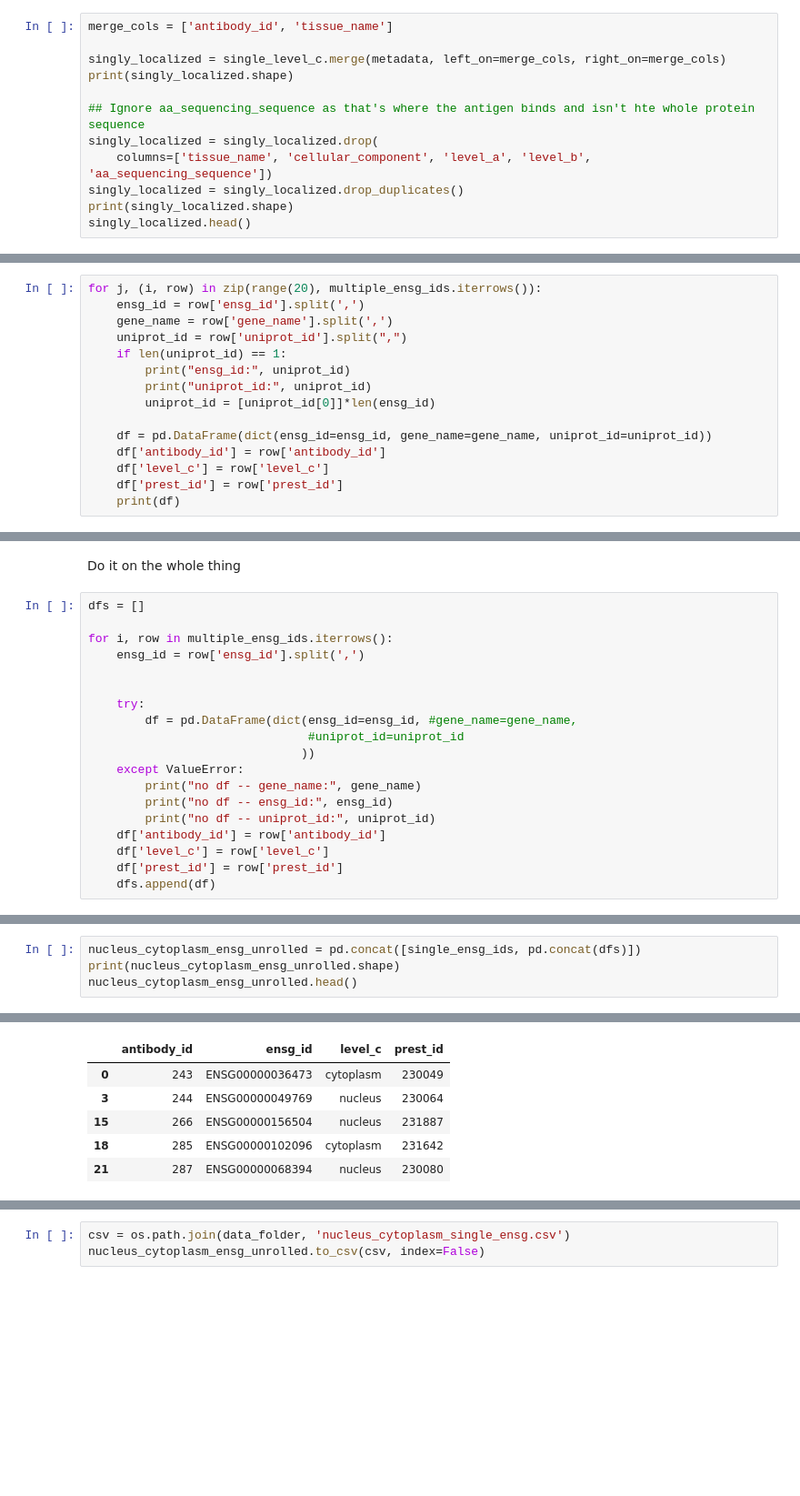
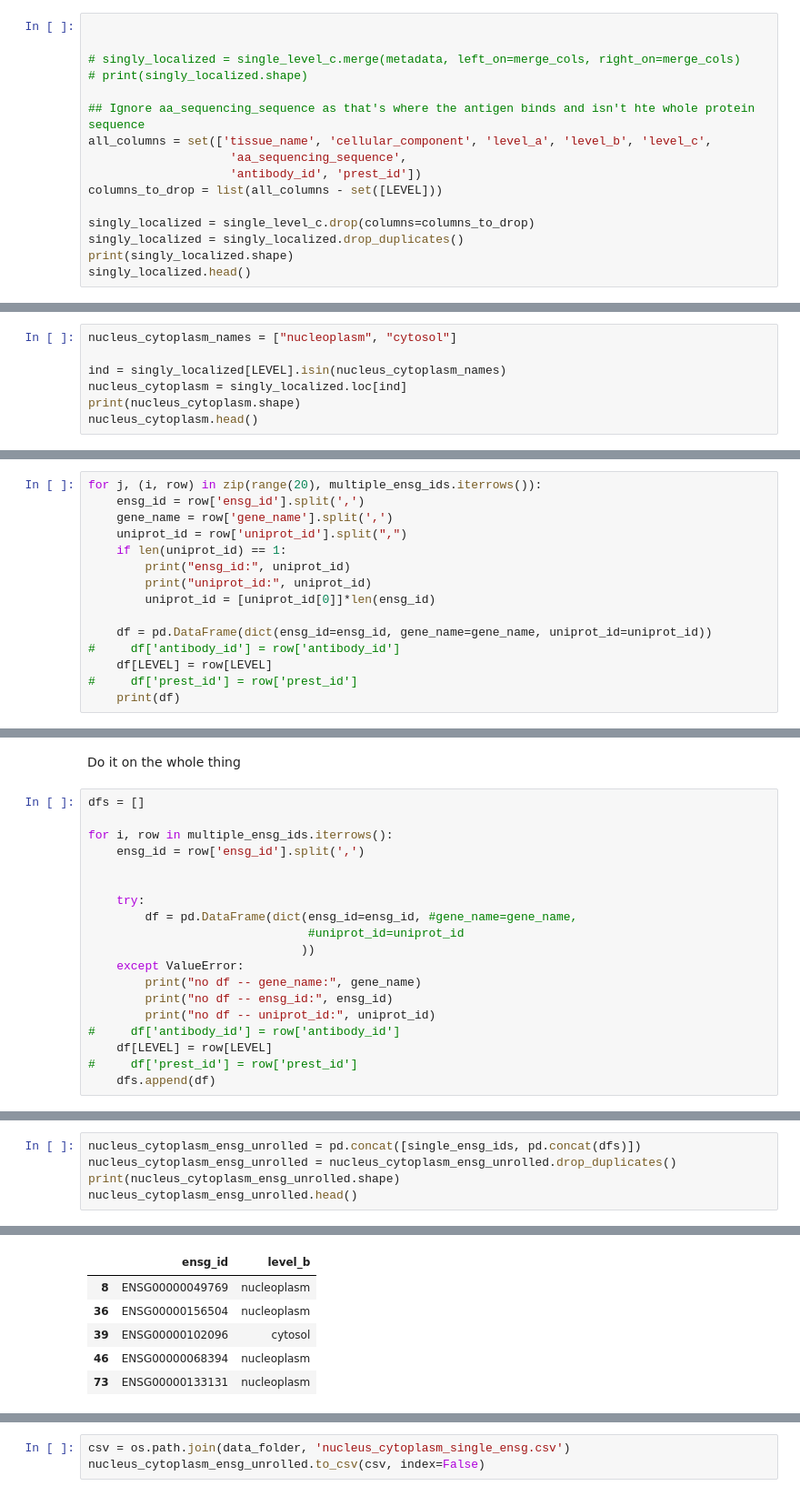
Before and after one commit to czbiohub/sequence-localization, a Jupyter notebook: notebooks/020_get_nucleus_cytoplasm_genes.ipynb, the cells around one changed output, grey strips where cells are left out. Shown at 91% size. Drawn from its saved outputs; the diff is of its cells as text; blank space fills up the shorter version.

```diff
--- a/notebooks/020_get_nucleus_cytoplasm_genes.ipynb
+++ b/notebooks/020_get_nucleus_cytoplasm_genes.ipynb
@@ -60,12 +113,16 @@ single_level_c.head()
 # %%
-merge_cols = ['antibody_id', 'tissue_name']
 
-singly_localized = single_level_c.merge(metadata, left_on=merge_cols, right_on=merge_cols)
-print(singly_localized.shape)
+
+# singly_localized = single_level_c.merge(metadata, left_on=merge_cols, right_on=merge_cols)
+# print(singly_localized.shape)
 
 ## Ignore aa_sequencing_sequence as that's where the antigen binds and isn't hte whole protein sequence
-singly_localized = singly_localized.drop(
-    columns=['tissue_name', 'cellular_component', 'level_a', 'level_b', 'aa_sequencing_sequence'])
+all_columns = set(['tissue_name', 'cellular_component', 'level_a', 'level_b', 'level_c',
+                    'aa_sequencing_sequence',
+                    'antibody_id', 'prest_id'])
+columns_to_drop = list(all_columns - set([LEVEL]))
+
+singly_localized = single_level_c.drop(columns=columns_to_drop)
 singly_localized = singly_localized.drop_duplicates()
 print(singly_localized.shape)
 singly_localized.head()
@@ -92,0 +137,7 @@ nucleus_cytoplasm.head()
+# %%
+nucleus_cytoplasm_names = ["nucleoplasm", "cytosol"]
+
+ind = singly_localized[LEVEL].isin(nucleus_cytoplasm_names)
+nucleus_cytoplasm = singly_localized.loc[ind]
+print(nucleus_cytoplasm.shape)
+nucleus_cytoplasm.head()
@@ -189,8 +246,8 @@ for j, (i, row) in zip(range(20), multiple_ensg_ids.iterrows()):
         uniprot_id = [uniprot_id[0]]*len(ensg_id)
 
     df = pd.DataFrame(dict(ensg_id=ensg_id, gene_name=gene_name, uniprot_id=uniprot_id))
-    df['antibody_id'] = row['antibody_id']
-    df['level_c'] = row['level_c']
-    df['prest_id'] = row['prest_id']
+#     df['antibody_id'] = row['antibody_id']
+    df[LEVEL] = row[LEVEL]
+#     df['prest_id'] = row['prest_id']
     print(df)
 # %% [output]
@@ -228,9 +286,9 @@ for i, row in multiple_ensg_ids.iterrows():
         print("no df -- gene_name:", gene_name)
         print("no df -- ensg_id:", ensg_id)
         print("no df -- uniprot_id:", uniprot_id)
-    df['antibody_id'] = row['antibody_id']
-    df['level_c'] = row['level_c']
-    df['prest_id'] = row['prest_id']
+#     df['antibody_id'] = row['antibody_id']
+    df[LEVEL] = row[LEVEL]
+#     df['prest_id'] = row['prest_id']
     dfs.append(df)
 # %%
 single_ensg_ids = nucleus_cytoplasm.loc[~nucleus_cytoplasm['ensg_id'].str.contains(",")]
@@ -248,5 +306,6 @@ single_ensg_ids.head()
 # %%
 nucleus_cytoplasm_ensg_unrolled = pd.concat([single_ensg_ids, pd.concat(dfs)])
+nucleus_cytoplasm_ensg_unrolled = nucleus_cytoplasm_ensg_unrolled.drop_duplicates()
 print(nucleus_cytoplasm_ensg_unrolled.shape)
 nucleus_cytoplasm_ensg_unrolled.head()
 # %% [output]
@@ -254,13 +313,13 @@ nucleus_cytoplasm_ensg_unrolled.head()
 of pandas will change to not sort by default.
 
 To accept the future behavior, pass 'sort=True'.
 
 To retain the current behavior and silence the warning, pass sort=False
 
   """Entry point for launching an IPython kernel.
-|  | antibody_id | ensg_id | level_c | prest_id |
-| 0 | 243 | ENSG00000036473 | cytoplasm | 230049 |
-| 3 | 244 | ENSG00000049769 | nucleus | 230064 |
-| 15 | 266 | ENSG00000156504 | nucleus | 231887 |
-| 18 | 285 | ENSG00000102096 | cytoplasm | 231642 |
-| 21 | 287 | ENSG00000068394 | nucleus | 230080 |
+|  | ensg_id | level_b |
+| 8 | ENSG00000049769 | nucleoplasm |
+| 36 | ENSG00000156504 | nucleoplasm |
+| 39 | ENSG00000102096 | cytosol |
+| 46 | ENSG00000068394 | nucleoplasm |
+| 73 | ENSG00000133131 | nucleoplasm |
```
Also changed, not shown: parts of 19 cells of this notebook, 22 other files.
